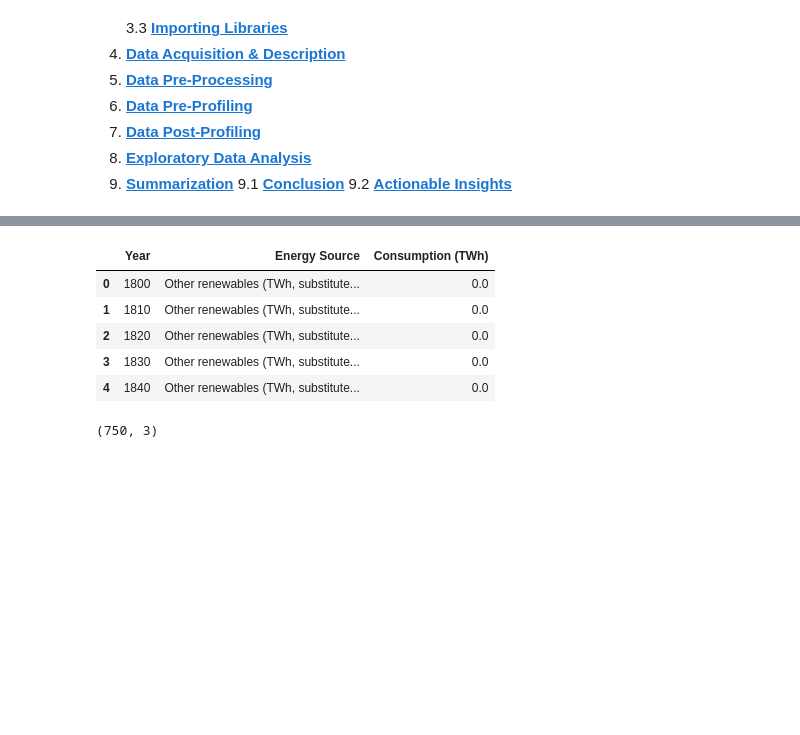
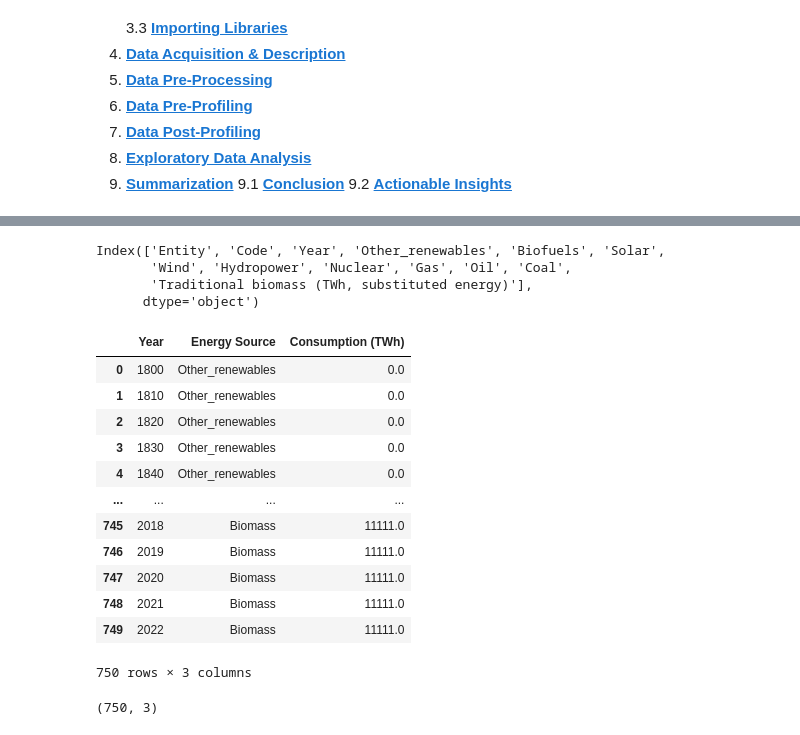
Before and after one commit to sinhasagar507/Analysis-of-Global-Renewable-Energy-Trends, a Jupyter notebook: notebooks/1.0_sinhasagar507_energyconsume.ipynb, the cells around one changed output, grey strips where cells are left out. Saved outputs shown, nothing was run; the diff lists cells and outputs as text; code cells hidden in the pictures; blank space fills up the shorter version.

```diff
--- a/notebooks/1.0_sinhasagar507_energyconsume.ipynb
+++ b/notebooks/1.0_sinhasagar507_energyconsume.ipynb
@@ -73,7 +205,7 @@ warnings.filterwarnings("ignore")
 # %%
-# Read in the data
-df = pd.read_csv('../data/global-energy-substitution.csv')
-df.head()
+# Download the energy-substitution-energy
+df_energy_consume = pd.read_csv("../data/global-energy-substitution.csv")
+df_energy_consume.head()
 # %% [output]
 |  | Entity | Code | Year | Other renewables (TWh, substitute... | Biofuels (TWh, substituted energy) | Solar (TWh, substituted energy) | ... |
 | 0 | World | OWID_WRL | 1800 | 0.0 | 0.0 | 0.0 | ... |
@@ -90,15 +233,34 @@ df.shape
+# %%
+# Rename the columns
+df_energy_consume = df_energy_consume.rename(columns={"Other renewables (TWh, substituted energy)": "Other_renewables", "Biofuels (TWh, substituted energy)": "Biofuels", "Solar (TWh, substituted energy)": "Solar", "Wind (TWh, substituted energy)": "Wind",
+                                                      "Hydropower (TWh, substituted energy)": "Hydropower", "Nuclear (TWh, substituted energy)": "Nuclear", "Gas (TWh, substituted energy)": "Gas", "Oil (TWh, substituted energy)": "Oil", "Coal (TWh, substituted energy)": "Coal",
+                                                      "Traditional biomass (TWh, substituted energy)": "Biomass"})
+# %%
+df_energy_consume.columns
+# %% [output]
+Index(['Entity', 'Code', 'Year', 'Other_renewables', 'Biofuels', 'Solar',
+       'Wind', 'Hydropower', 'Nuclear', 'Gas', 'Oil', 'Coal',
+       'Traditional biomass (TWh, substituted energy)'],
+      dtype='object')
 # %%
 # The first plot Seems like an area chart
 # Melt the DataFrame to create a long format suitable for plotting
-melted_data = df.melt(id_vars=['Year'], value_vars=['Other renewables (TWh, substituted energy)', 'Biofuels (TWh, substituted energy)', 'Solar (TWh, substituted energy)', 'Wind (TWh, substituted energy)', 'Hydropower (TWh, substituted energy)', 'Nuclear (TWh, substituted energy)', 'Gas (TWh, substituted energy)', 'Oil (TWh, substituted energy)', 'Coal (TWh, substituted energy)', 'Traditional biomass (TWh, substituted energy)'], var_name='Energy Source', value_name='Consumption (TWh)')
-melted_data.head()
+melted_data = df_energy_consume.melt(id_vars=["Year"], value_vars=["Other_renewables", "Biofuels", "Solar", "Wind", "Hydropower", "Nuclear", "Gas", "Oil", "Coal", "Biomass"], var_name='Energy Source', value_name="Consumption (TWh)")
+melted_data
 # %% [output]
 |  | Year | Energy Source | Consumption (TWh) |
-| 0 | 1800 | Other renewables (TWh, substitute... | 0.0 |
-| 1 | 1810 | Other renewables (TWh, substitute... | 0.0 |
-| 2 | 1820 | Other renewables (TWh, substitute... | 0.0 |
-| 3 | 1830 | Other renewables (TWh, substitute... | 0.0 |
-| 4 | 1840 | Other renewables (TWh, substitute... | 0.0 |
+| 0 | 1800 | Other_renewables | 0.0 |
+| 1 | 1810 | Other_renewables | 0.0 |
+| 2 | 1820 | Other_renewables | 0.0 |
+| 3 | 1830 | Other_renewables | 0.0 |
+| 4 | 1840 | Other_renewables | 0.0 |
+| ... | ... | ... | ... |
+| 745 | 2018 | Biomass | 11111.0 |
+| 746 | 2019 | Biomass | 11111.0 |
+| 747 | 2020 | Biomass | 11111.0 |
+| 748 | 2021 | Biomass | 11111.0 |
+| 749 | 2022 | Biomass | 11111.0 |
+750 rows × 3 columns
 # %%
 melted_data.shape
 # %% [output]
```
Also changed, not shown: parts of 50 cells of this notebook, 1 other file.
